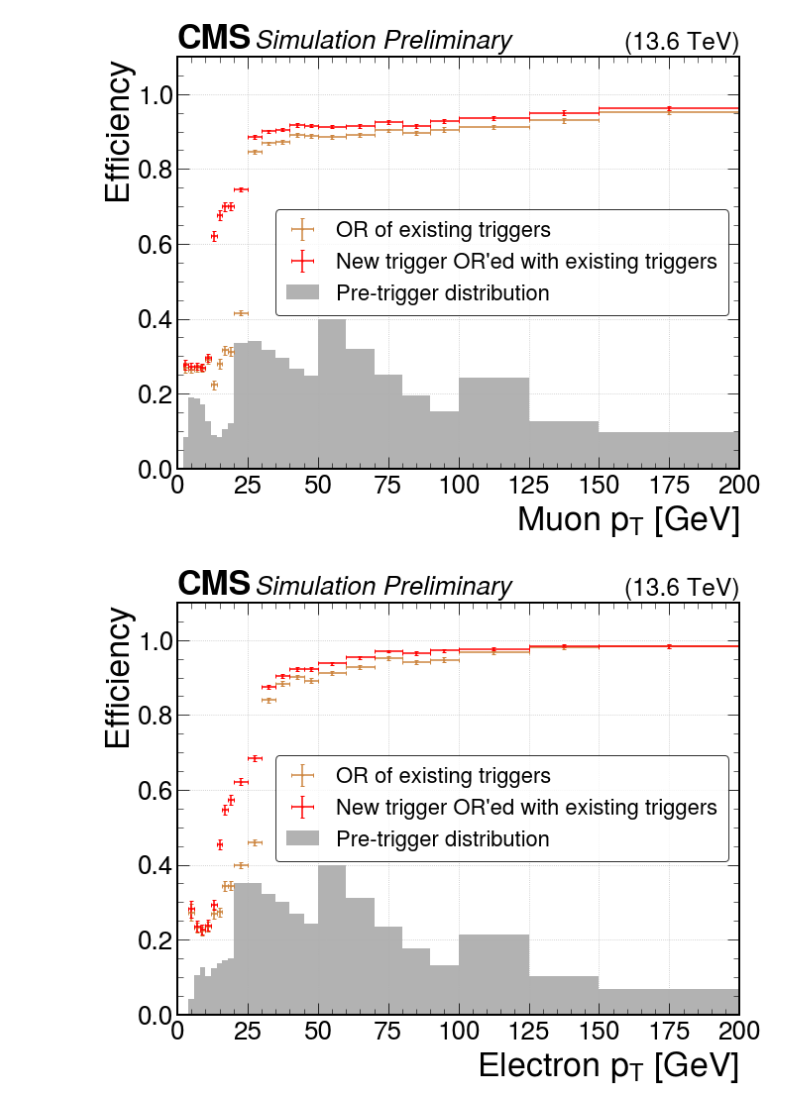
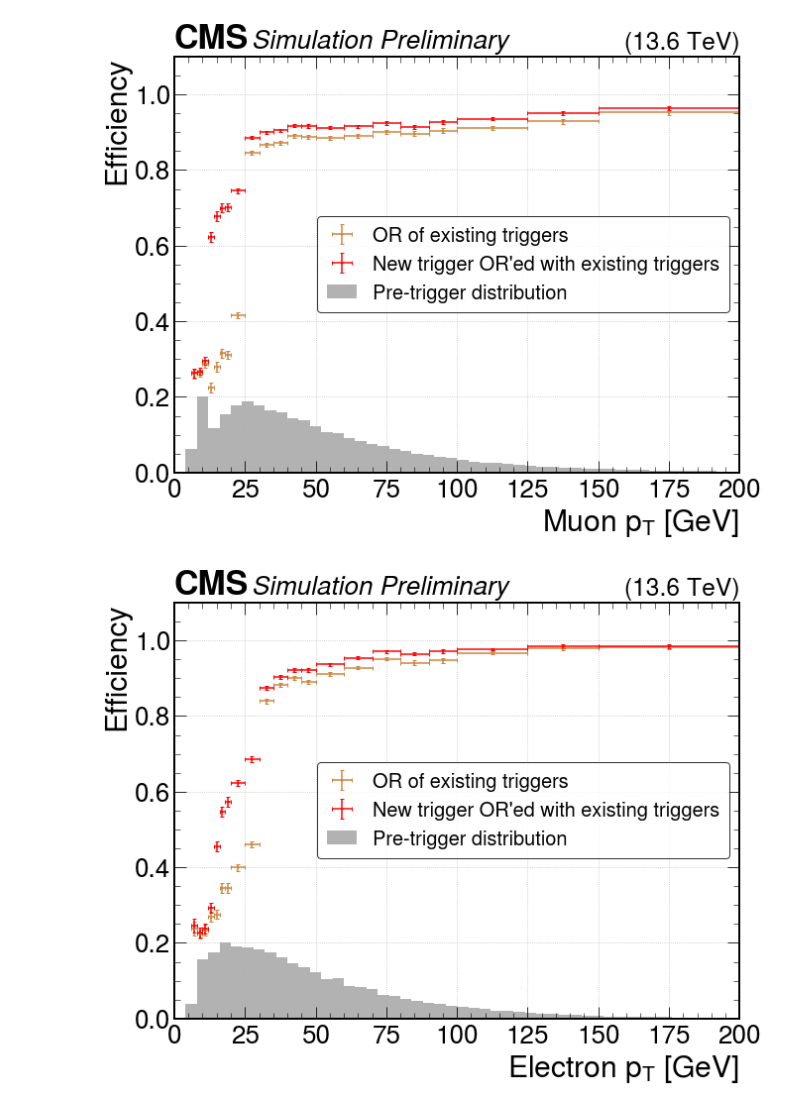
Before and after one commit to antonettprado/hh, a Jupyter notebook: triggers/plot_HLT_effis_cms.ipynb, the cells around one changed output. Drawn from its saved outputs; the diff is of its cells as text; code cells hidden in the pictures.

Commit message:
trigger plots

```diff
--- a/triggers/plot_HLT_effis_cms.ipynb
+++ b/triggers/plot_HLT_effis_cms.ipynb
@@ -195,12 +169,17 @@ def plot_e_paths_plt(input_file, outdir):
 # %%
-workdir = Path('/eos/user/a/anunezde/Z_OUTPUT_eos/Triggers_HLT_0GeV')
+workdir = Path('/eos/user/a/anunezde/Z_OUTPUT_eos/Triggers_HLT_7GeV')
 signal_file = workdir / 'results' / 'bbWW_sl.root'
 input_file = ROOT.TFile.Open(str(signal_file))
-outdir = workdir / 'Effi_plots_NEW'
+
+outdir = workdir / 'Effi_plots_w_dist'
 outdir.mkdir(parents=True, exist_ok=True)
+plot_mu_paths_plt(input_file, outdir, plot_dist=True)
+plot_e_paths_plt(input_file, outdir, plot_dist=True)
 
-plot_mu_paths_plt(input_file, outdir)
-plot_e_paths_plt(input_file, outdir)
+outdir = workdir / 'Effi_plots'
+outdir.mkdir(parents=True, exist_ok=True)
+plot_mu_paths_plt(input_file, outdir, plot_dist=False)
+plot_e_paths_plt(input_file, outdir, plot_dist=False)
 # %% [output]
-[figure, old version]
+[figure, new version]
-[figure, old version]
+[figure, new version]
```
Also changed, not shown: parts of 2 cells of this notebook, 3 other files.
